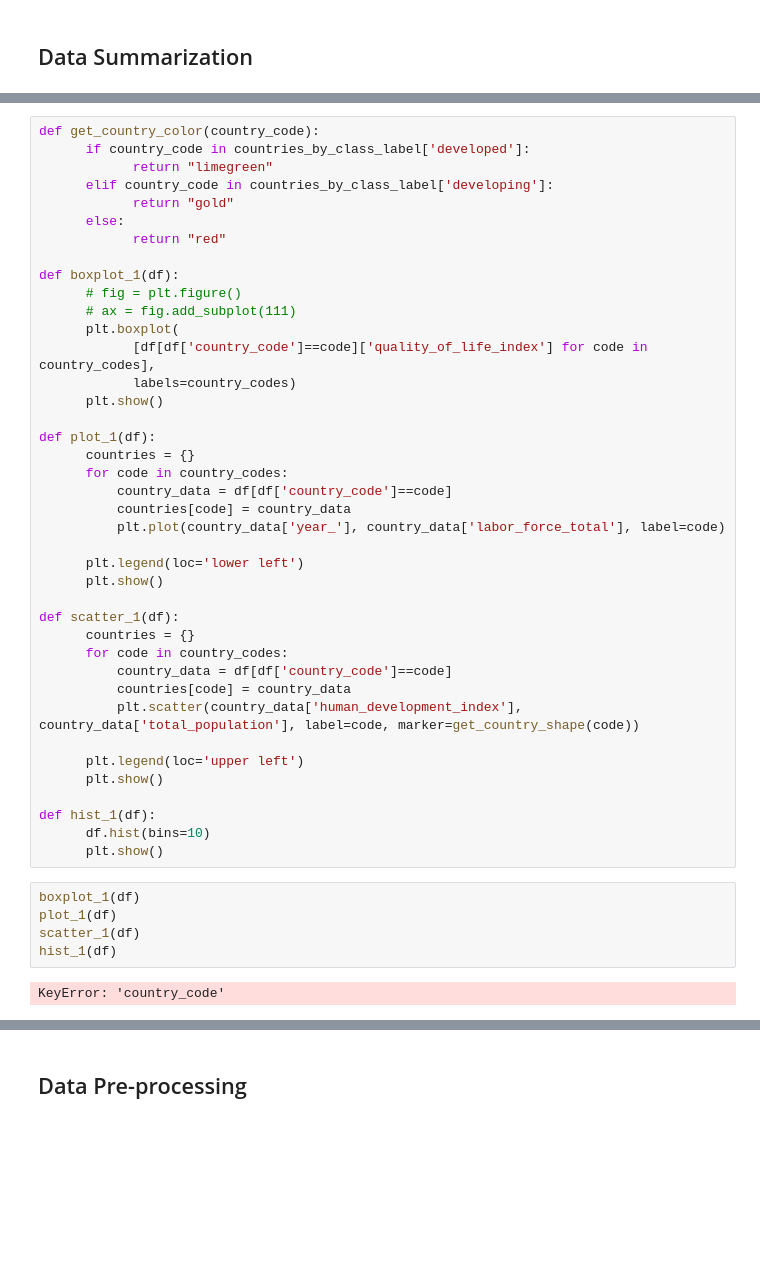
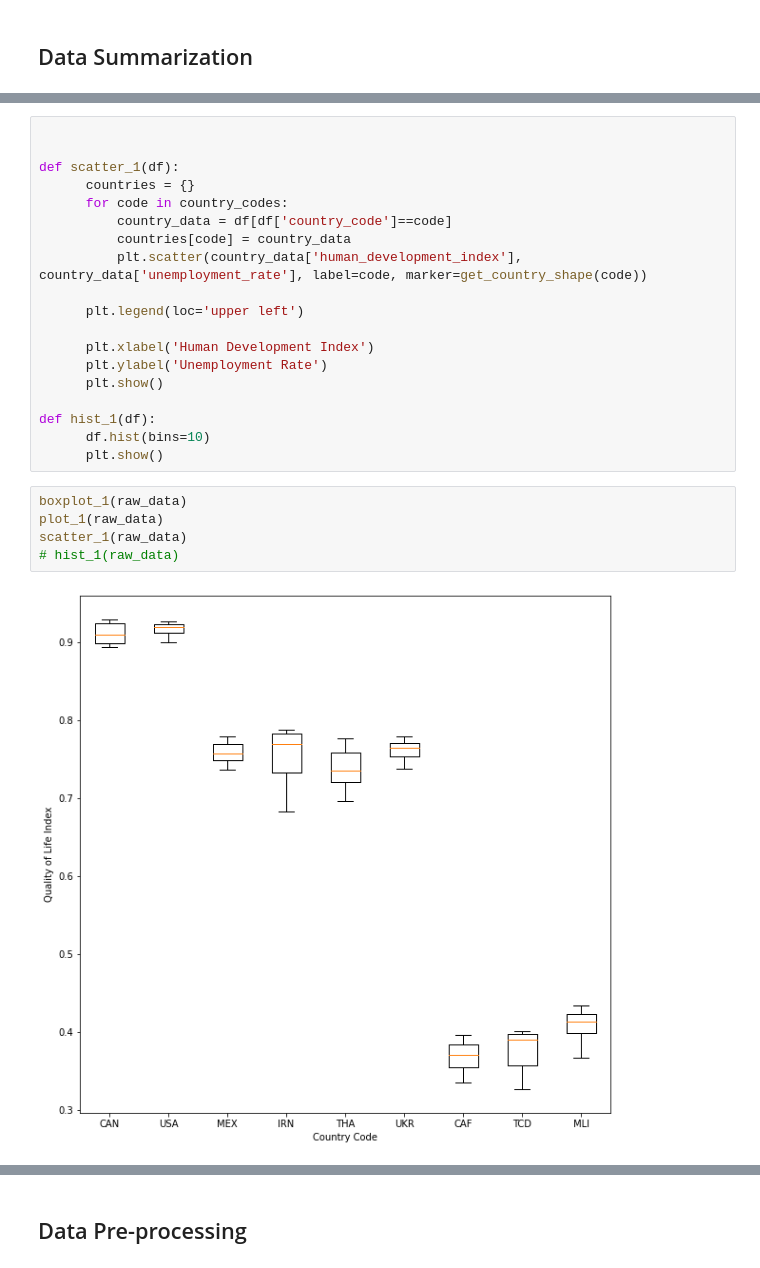
Before and after one commit to BazzaDEV/CSI4142-Project, a Jupyter notebook: Phase4-DataMining.ipynb, the cells around one changed output, grey strips where cells are left out. Saved outputs shown, nothing was run; the diff lists cells and outputs as text; blank space fills up the shorter version.

```diff
--- a/Phase4-DataMining.ipynb
+++ b/Phase4-DataMining.ipynb
@@ -90,47 +121,26 @@ raw_data = pd.read_sql_query(query_pull_data, db_engine)
 # %%
-def get_country_color(country_code):
-      if country_code in countries_by_class_label['developed']:
-            return "limegreen"
-      elif country_code in countries_by_class_label['developing']:
-            return "gold"
-      else:
-            return "red"
 
-def boxplot_1(df):
-      # fig = plt.figure()
-      # ax = fig.add_subplot(111)
-      plt.boxplot(
-            [df[df['country_code']==code]['quality_of_life_index'] for code in country_codes],
-            labels=country_codes)
-      plt.show()
-
-def plot_1(df):
-      countries = {}
-      for code in country_codes:
-          country_data = df[df['country_code']==code]
-          countries[code] = country_data
-          plt.plot(country_data['year_'], country_data['labor_force_total'], label=code)
-
-      plt.legend(loc='lower left')
-      plt.show()
 
 def scatter_1(df):
       countries = {}
       for code in country_codes:
           country_data = df[df['country_code']==code]
           countries[code] = country_data
-          plt.scatter(country_data['human_development_index'], country_data['total_population'], label=code, marker=get_country_shape(code))
+          plt.scatter(country_data['human_development_index'], country_data['unemployment_rate'], label=code, marker=get_country_shape(code))
 
       plt.legend(loc='upper left')
+
+      plt.xlabel('Human Development Index')
+      plt.ylabel('Unemployment Rate')
       plt.show()
 
 def hist_1(df):
       df.hist(bins=10)
       plt.show()
 # %%
-boxplot_1(df)
-plot_1(df)
-scatter_1(df)
-hist_1(df)
+boxplot_1(raw_data)
+plot_1(raw_data)
+scatter_1(raw_data)
+# hist_1(raw_data)
 # %% [output]
-KeyError: 'country_code'
+[figure, added]
```
Also changed, not shown: parts of 13 cells of this notebook.
